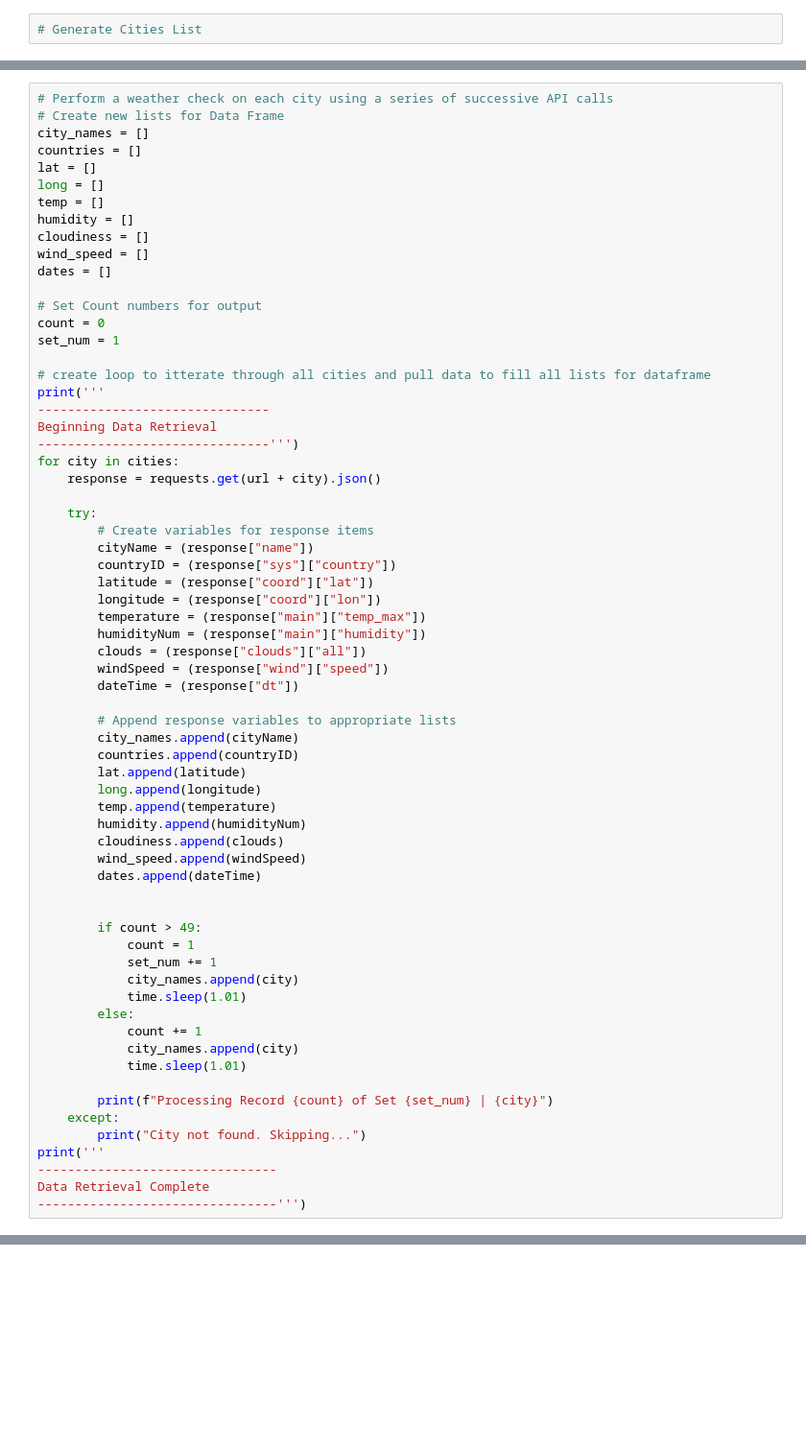
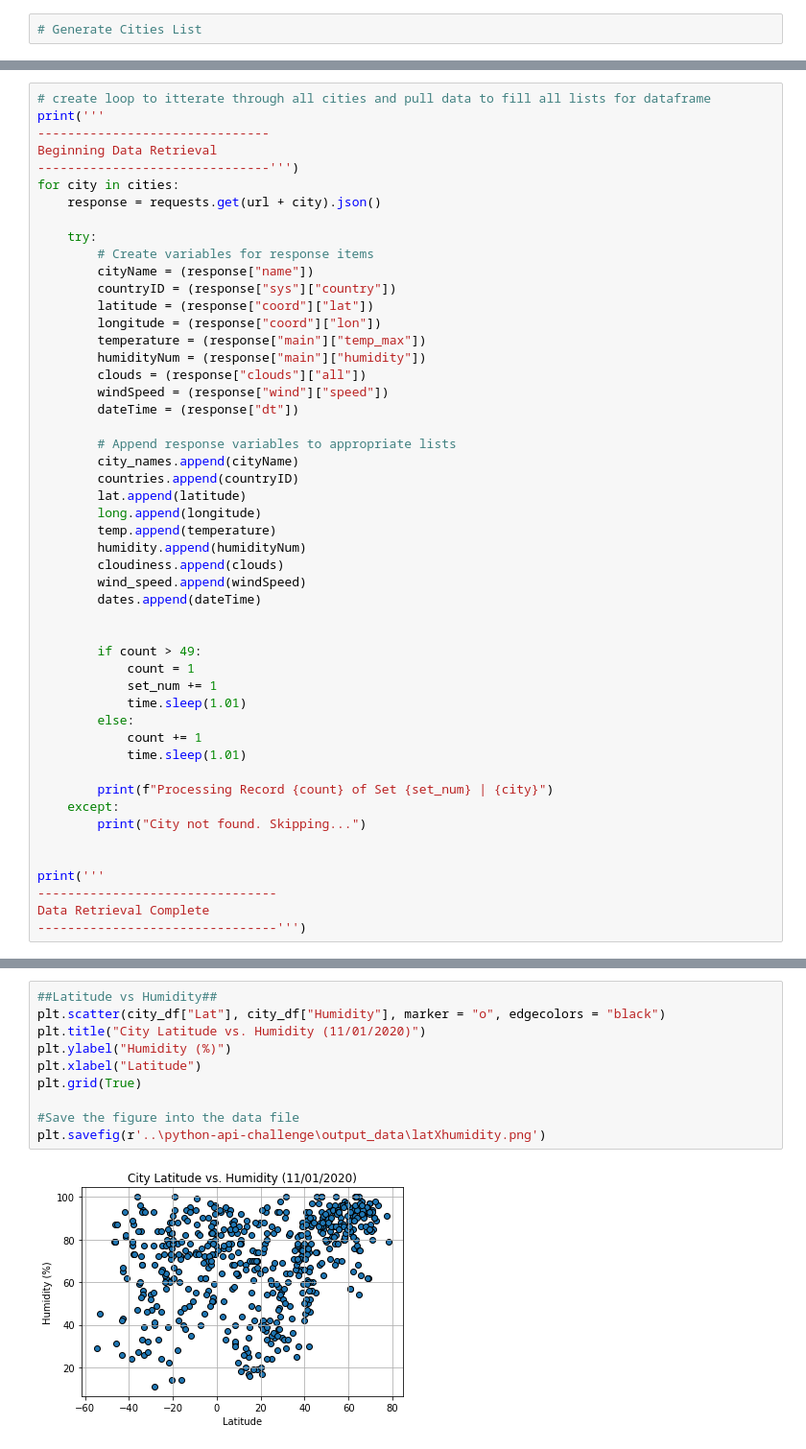
Before and after one commit to TrentELittle/Python-Api-Challenge, a Jupyter notebook: WeatherPy.ipynb, the cells around one changed output, grey strips where cells are left out. Shown: that part at 96% size. Cells and saved outputs as stored; diff of their text form; blank space fills up the shorter version.

```diff
--- a/WeatherPy.ipynb
+++ b/WeatherPy.ipynb
@@ -69,20 +65,4 @@ cities
 # %%
-# Perform a weather check on each city using a series of successive API calls
-# Create new lists for Data Frame
-city_names = []
-countries = []
-lat = []
-long = []
-temp = []
-humidity = []
-cloudiness = []
-wind_speed = []
-dates = []
-
-# Set Count numbers for output
-count = 0
-set_num = 1
-
 # create loop to itterate through all cities and pull data to fill all lists for dataframe
 print('''
 -------------------------------
@@ -118,16 +98,16 @@ for city in cities:
         if count > 49:
             count = 1
             set_num += 1
-            city_names.append(city)
             time.sleep(1.01)
         else:
             count += 1
-            city_names.append(city)
             time.sleep(1.01)
 
         print(f"Processing Record {count} of Set {set_num} | {city}")
     except:
         print("City not found. Skipping...")
+
+
 print('''
 --------------------------------
 Data Retrieval Complete
@@ -156,0 +168,12 @@ len(countries)
+# %%
+##Latitude vs Humidity##
+plt.scatter(city_df["Lat"], city_df["Humidity"], marker = "o", edgecolors = "black")
+plt.title("City Latitude vs. Humidity (11/01/2020)")
+plt.ylabel("Humidity (%)")
+plt.xlabel("Latitude")
+plt.grid(True)
+
+#Save the figure into the data file
+plt.savefig(r'..\python-api-challenge\output_data\latXhumidity.png')
+# %% [output]
+[figure, added]
```
Also changed, not shown: parts of 9 cells of this notebook, 5 other files.
